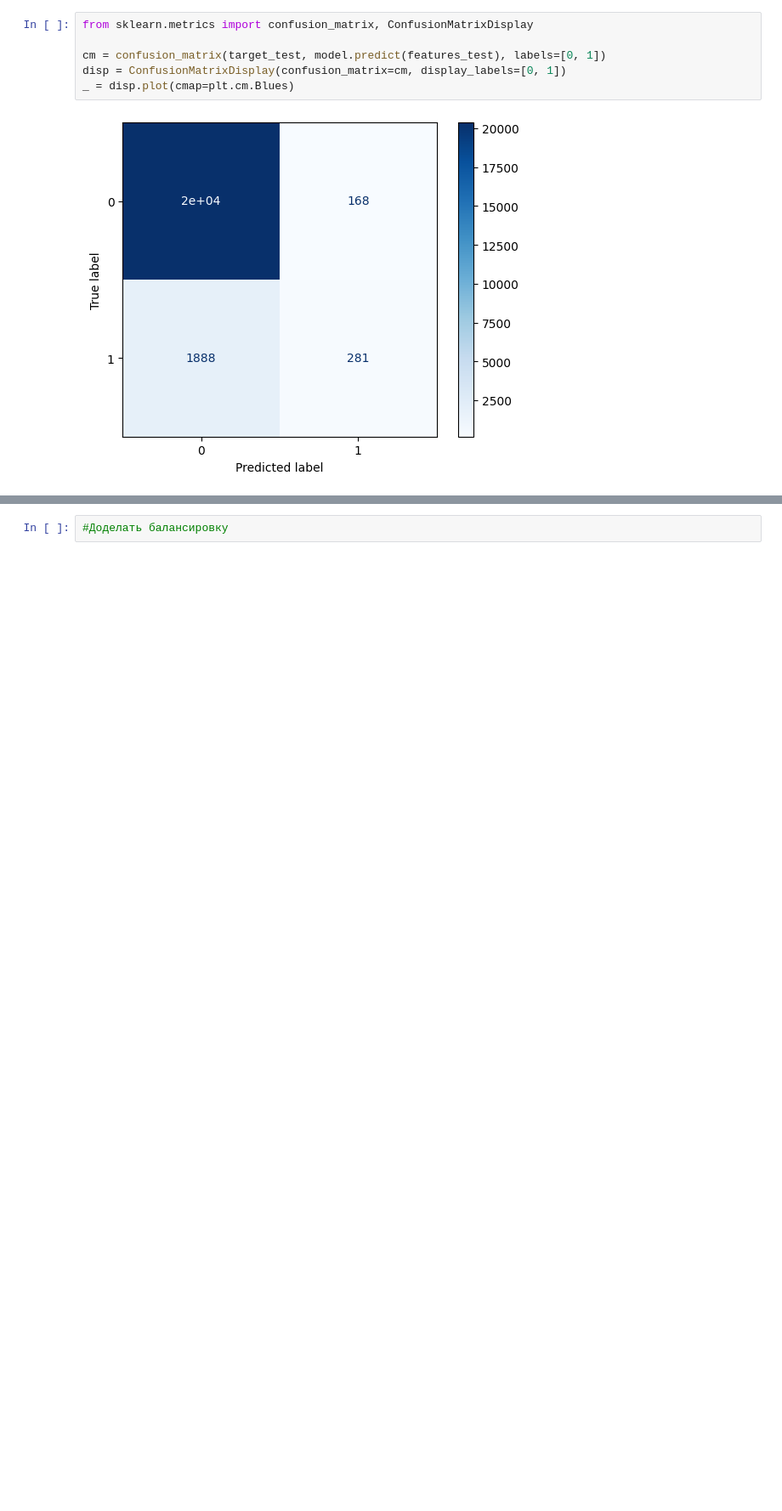
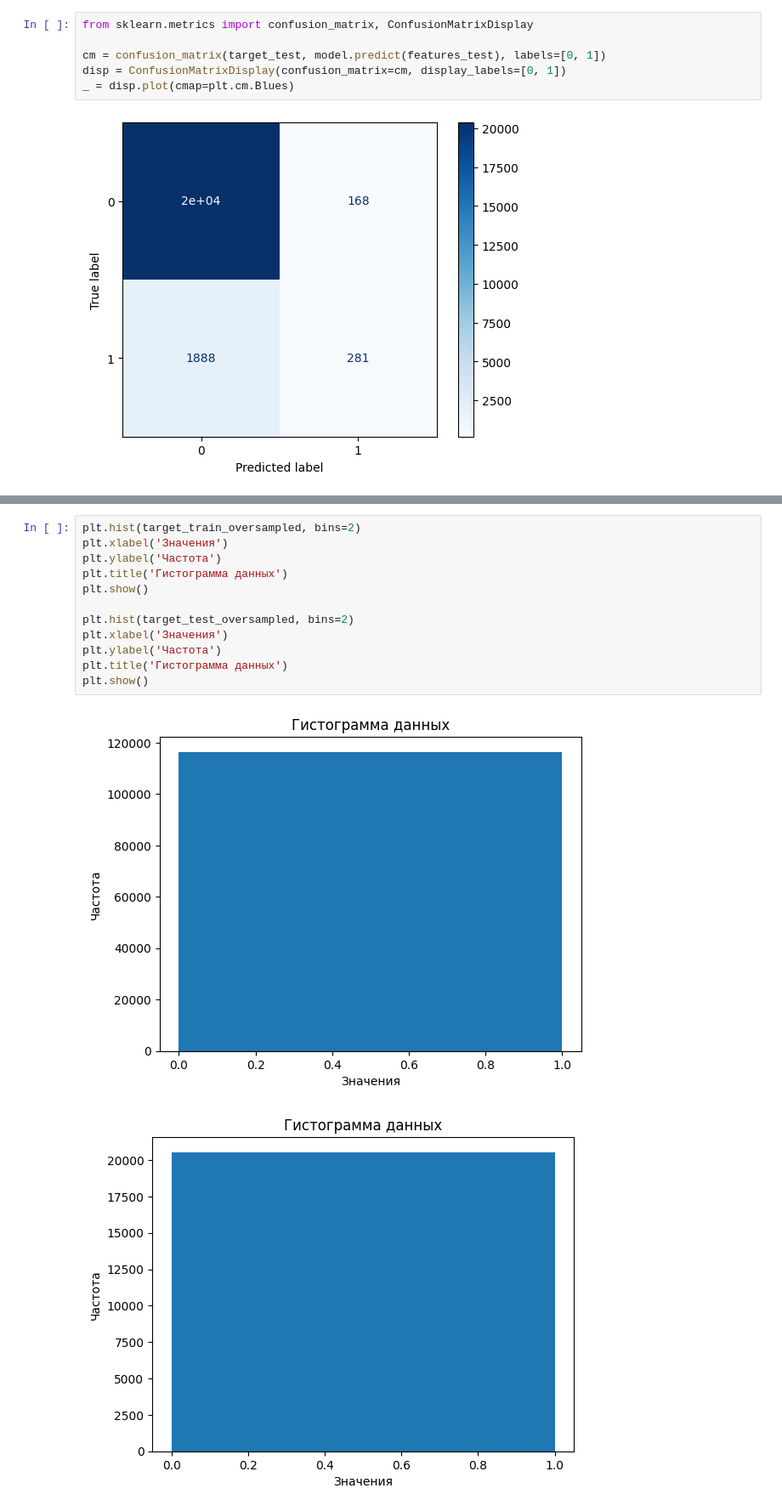
Before and after one commit to Ghostikxd/4.1_labs, a Jupyter notebook: SII/lab2/lab2.ipynb, the cells around one changed output, grey strips where cells are left out. Shown at 85% size. Drawn from its saved outputs; the diff is of its cells as text; blank space fills up the shorter version.

```diff
--- a/SII/lab2/lab2.ipynb
+++ b/SII/lab2/lab2.ipynb
@@ -297,2 +324,15 @@ F1 Score: 0.241135282884637
-# %%
-#Доделать балансировку
+# %%
+plt.hist(target_train_oversampled, bins=2)
+plt.xlabel('Значения')
+plt.ylabel('Частота')
+plt.title('Гистограмма данных')
+plt.show()
+
+plt.hist(target_test_oversampled, bins=2)
+plt.xlabel('Значения')
+plt.ylabel('Частота')
+plt.title('Гистограмма данных')
+plt.show()
+# %% [output]
+[figure, added]
+[figure, added]
```
Also changed, not shown: parts of 10 cells of this notebook, 4 other files.
